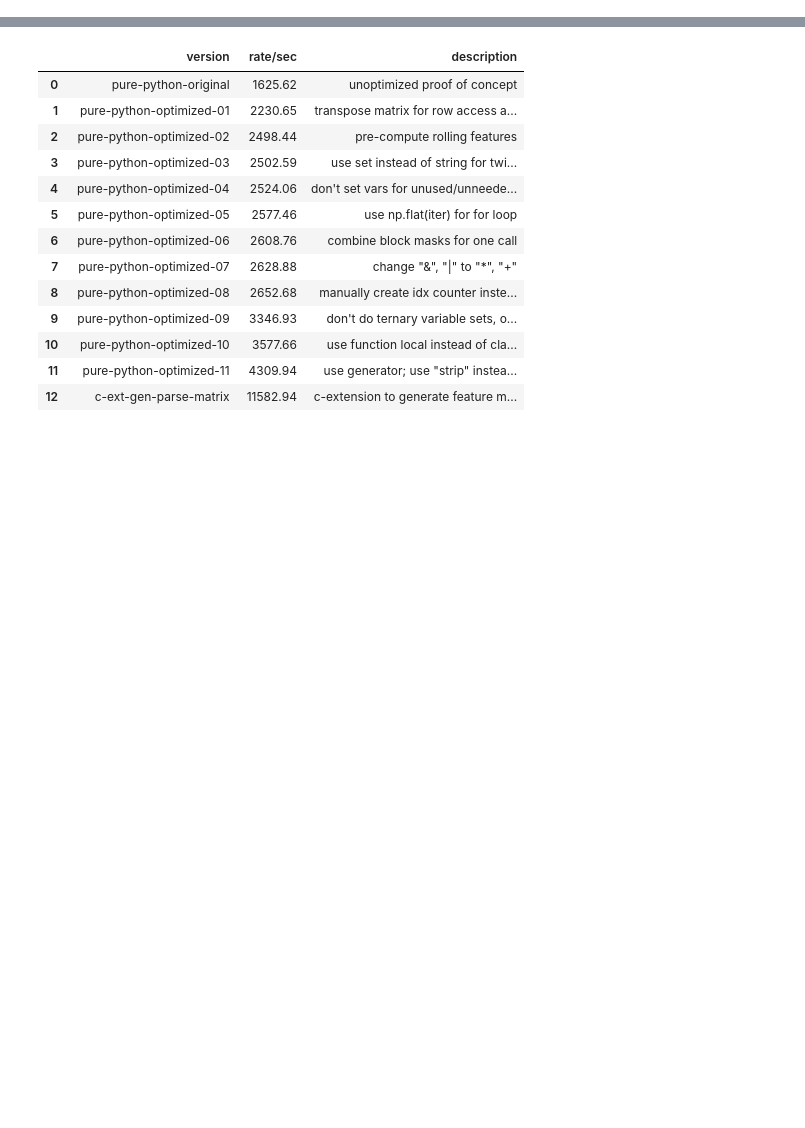
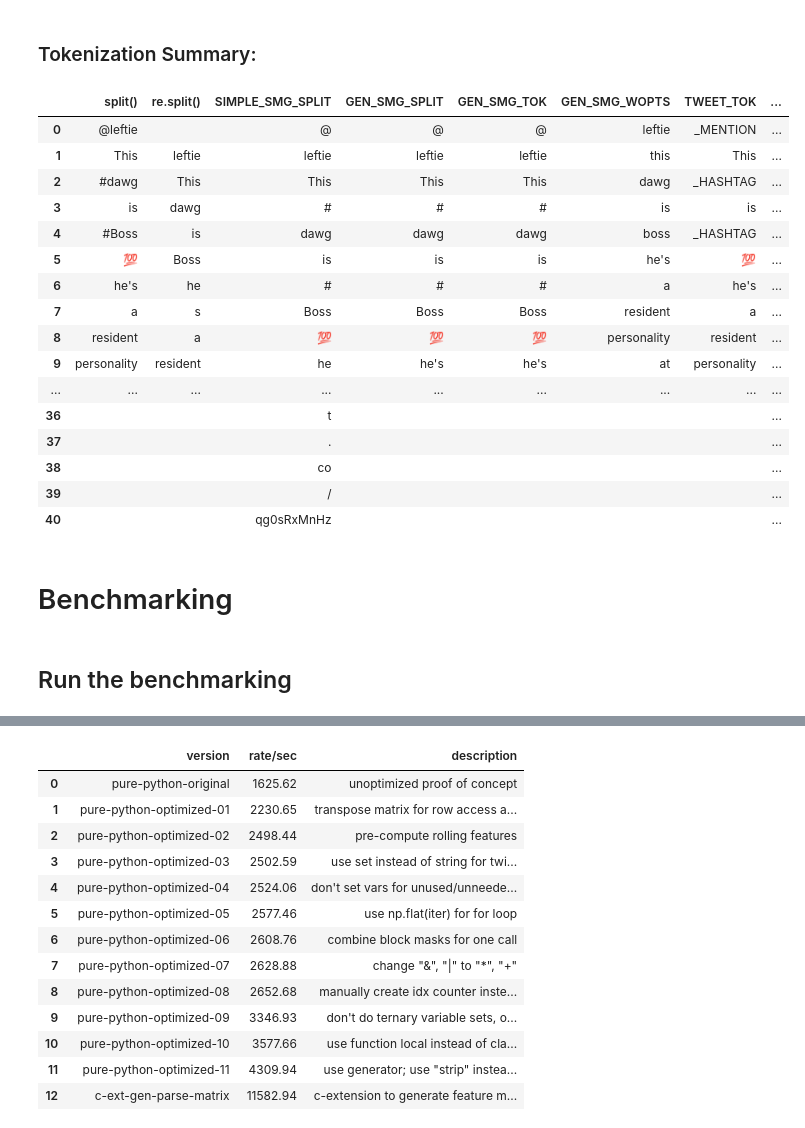
Before and after one commit to resero-labs/latok, a Jupyter notebook: notebooks/tutorial/02_performance.ipynb, the cells around one changed output, grey strips where cells are left out. Cells and saved outputs as stored; diff of their text form; code cells hidden in the pictures; blank space fills up the shorter version.

```diff
--- a/notebooks/tutorial/02_performance.ipynb
+++ b/notebooks/tutorial/02_performance.ipynb
@@ -68,0 +178,11 @@ df
+# %%
+import nltk
+from nltk.tokenize import word_tokenize, wordpunct_tokenize
+nltk.download('punkt')
+nltk_word_tok = word_tokenize(sample_text)
+nltk_wordpunct_tok = wordpunct_tokenize(sample_text)
+nltk_toks = [nltk_word_tok, nltk_wordpunct_tok]
+nltk_names = ['nltk_word', 'nltk_wordpunct']
+toks.extend(nltk_toks)
+names.extend(nltk_names)
+build_df(nltk_toks, nltk_names)
@@ -68,0 +213,6 @@ df
+# %%
+import gensim
+gensim_tok = list(gensim.utils.tokenize(sample_text))
+toks.append(gensim_tok)
+names.append('gensim')
+pd.DataFrame(gensim_tok)
@@ -68,0 +271,24 @@ df
+# %% [markdown]
+### Tokenization Summary:
+# %%
+build_df(toks, names)
+# %% [output]
+|  | split() | re.split() | SIMPLE_SMG_SPLIT | GEN_SMG_SPLIT | GEN_SMG_TOK | GEN_SMG_WOPTS | TWEET_TOK | ... |
+| 0 | @leftie |  | @ | @ | @ | leftie | _MENTION | ... |
+| 1 | This | leftie | leftie | leftie | leftie | this | This | ... |
+| 2 | #dawg | This | This | This | This | dawg | _HASHTAG | ... |
+| 3 | is | dawg | # | # | # | is | is | ... |
+| 4 | #Boss | is | dawg | dawg | dawg | boss | _HASHTAG | ... |
+| 5 | 💯 | Boss | is | is | is | he's | 💯 | ... |
+| 6 | he's | he | # | # | # | a | he's | ... |
+| 7 | a | s | Boss | Boss | Boss | resident | a | ... |
+| 8 | resident | a | 💯 | 💯 | 💯 | personality | resident | ... |
+| 9 | personality | resident | he | he's | he's | at | personality | ... |
+| ... | ... | ... | ... | ... | ... | ... | ... | ... |
+| 36 |  |  | t |  |  |  |  | ... |
+| 37 |  |  | . |  |  |  |  | ... |
+| 38 |  |  | co |  |  |  |  | ... |
+| 39 |  |  | / |  |  |  |  | ... |
+| 40 |  |  | qg0sRxMnHz |  |  |  |  | ... |
+# %% [markdown]
+# Benchmarking
@@ -68,0 +316,2 @@ df
+# %% [markdown]
+## Run the benchmarking
```
Also changed, not shown: parts of 23 cells of this notebook, 16 other files.
